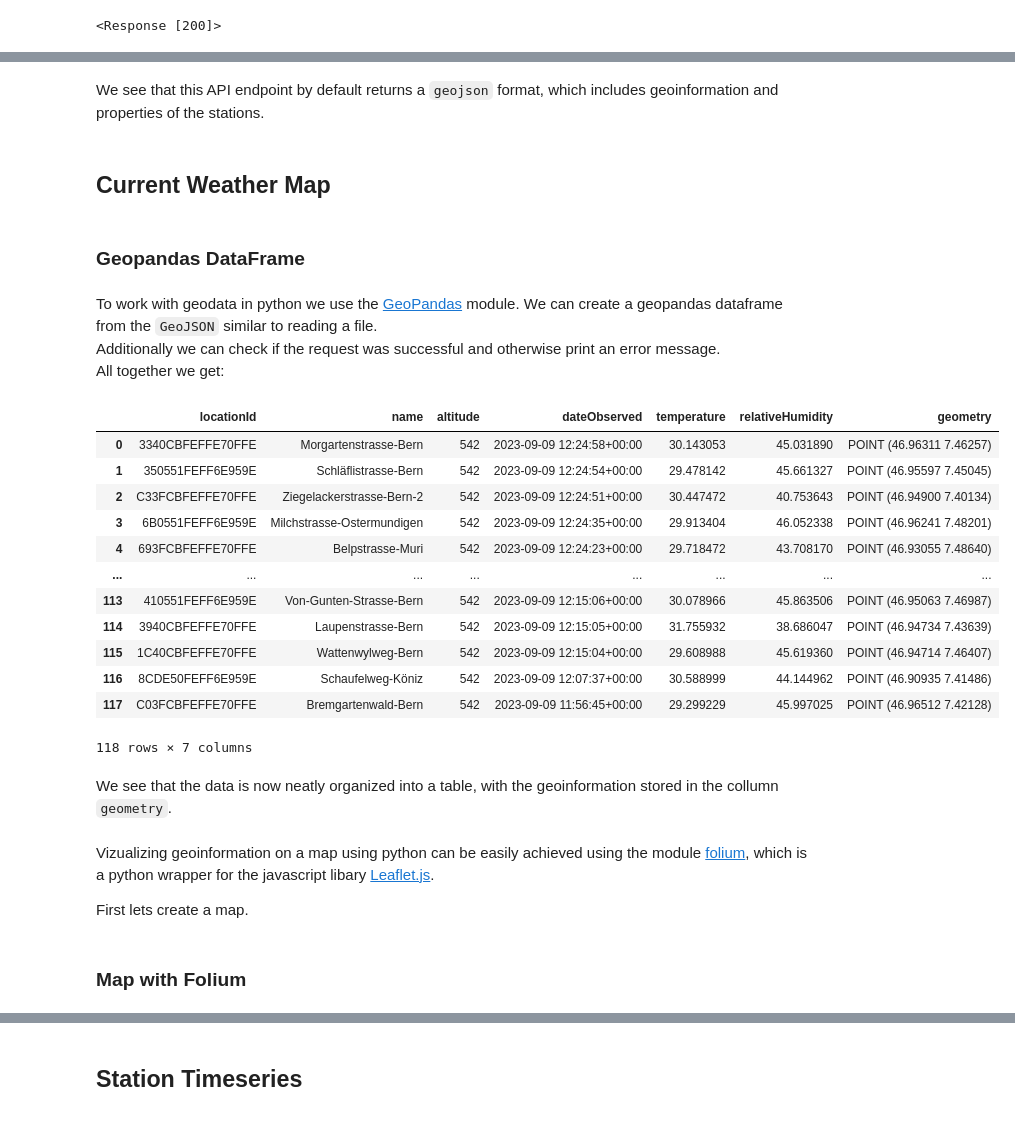
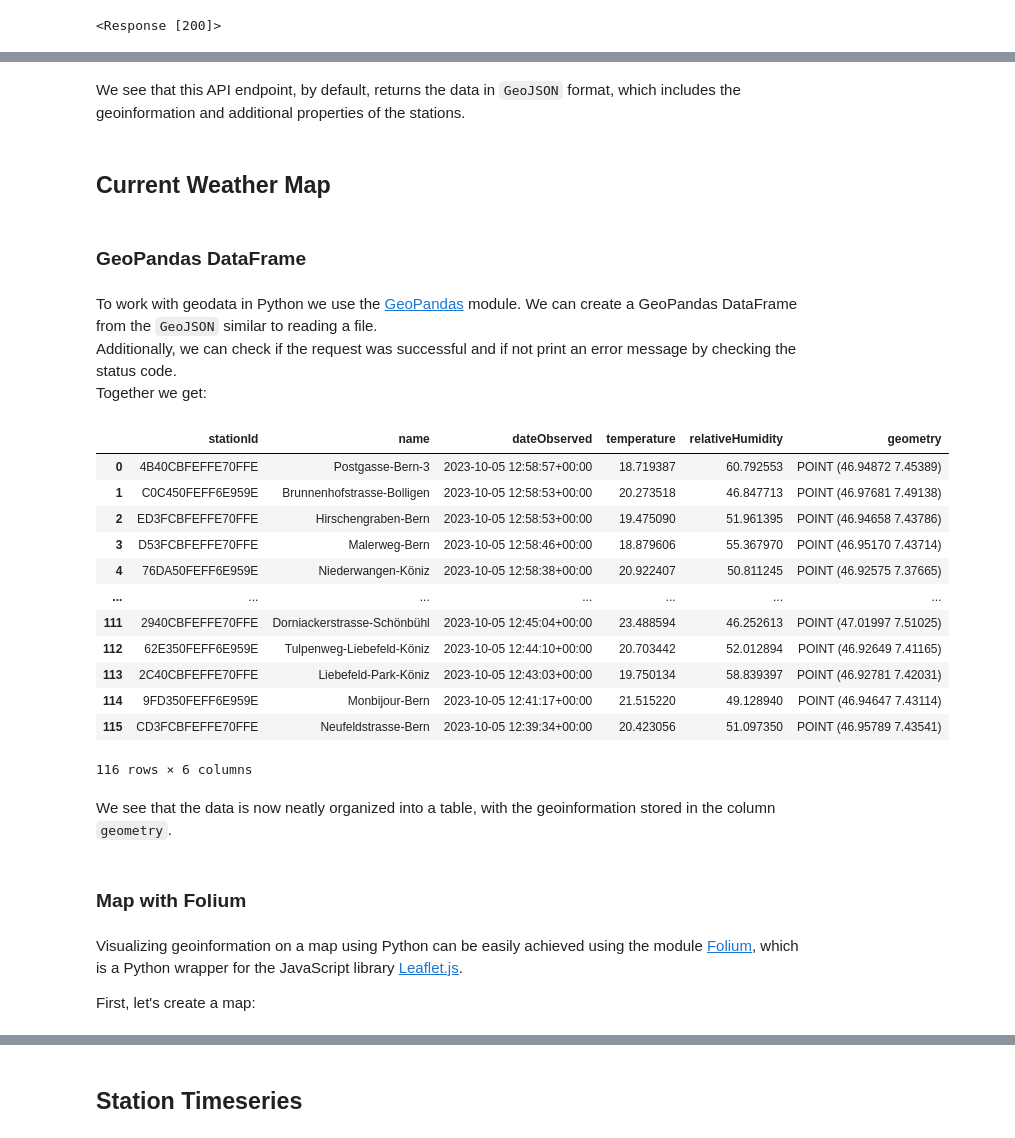
Before and after one commit to JurekMueller/SUH_Bern_API_Doc, a Jupyter notebook: python_examples.ipynb, the cells around one changed output, grey strips where cells are left out. Cells and saved outputs as stored; diff of their text form; code cells hidden in the pictures.

```diff
--- a/python_examples.ipynb
+++ b/python_examples.ipynb
@@ -67,51 +80,51 @@ response.text[0:400]
 # %% [markdown]
-We see that this API endpoint by default returns a ``geojson`` format, which includes geoinformation and properties of the stations.
+We see that this API endpoint, by default, returns the data in ``GeoJSON`` format, which includes the geoinformation and additional properties of the stations.
 # %% [markdown]
 ## Current Weather Map
 # %% [markdown]
-### Geopandas DataFrame
+### GeoPandas DataFrame
 # %% [markdown]
-To work with geodata in python we use the [GeoPandas](https://geopandas.org/en/stable/) module. We can create a geopandas dataframe from the ``GeoJSON`` similar to reading a file.
-Additionally we can check if the request was successful and otherwise print an error message.
-All together we get:
+To work with geodata in Python we use the [GeoPandas](https://geopandas.org/en/stable/) module. We can create a GeoPandas DataFrame from the ``GeoJSON`` similar to reading a file.
+Additionally, we can check if the request was successful and if not print an error message by checking the status code.
+Together we get:
 # %%
 # Define the URL
-url = "https://urban-heat.meteotest.io/api/1.0/stations"
+url = "https://urban-heat.meteotest.ch/api/1.0/stations"
 
 # Make the GET request
 response = requests.get(url)
 
 # Check if the request was successful
 if response.status_code == 200:
-    # Read GeoJSON content directly into geopandas DataFrame
+    # Read GeoJSON content directly into GeoPandas DataFrame
     stations = gpd.read_file(response.text)
 else:
     print(f"Request failed with status code: {response.status_code}")
 
-#display stations DataFrame
+# Display stations DataFrame
 stations
 # %% [output]
-|  | locationId | name | altitude | dateObserved | temperature | relativeHumidity | geometry |
-| 0 | 3340CBFEFFE70FFE | Morgartenstrasse-Bern | 542 | 2023-09-09 12:24:58+00:00 | 30.143053 | 45.031890 | POINT (46.96311 7.46257) |
-| 1 | 350551FEFF6E959E | Schläflistrasse-Bern | 542 | 2023-09-09 12:24:54+00:00 | 29.478142 | 45.661327 | POINT (46.95597 7.45045) |
-| 2 | C33FCBFEFFE70FFE | Ziegelackerstrasse-Bern-2 | 542 | 2023-09-09 12:24:51+00:00 | 30.447472 | 40.753643 | POINT (46.94900 7.40134) |
-| 3 | 6B0551FEFF6E959E | Milchstrasse-Ostermundigen | 542 | 2023-09-09 12:24:35+00:00 | 29.913404 | 46.052338 | POINT (46.96241 7.48201) |
-| 4 | 693FCBFEFFE70FFE | Belpstrasse-Muri | 542 | 2023-09-09 12:24:23+00:00 | 29.718472 | 43.708170 | POINT (46.93055 7.48640) |
-| ... | ... | ... | ... | ... | ... | ... | ... |
-| 113 | 410551FEFF6E959E | Von-Gunten-Strasse-Bern | 542 | 2023-09-09 12:15:06+00:00 | 30.078966 | 45.863506 | POINT (46.95063 7.46987) |
-| 114 | 3940CBFEFFE70FFE | Laupenstrasse-Bern | 542 | 2023-09-09 12:15:05+00:00 | 31.755932 | 38.686047 | POINT (46.94734 7.43639) |
-| 115 | 1C40CBFEFFE70FFE | Wattenwylweg-Bern | 542 | 2023-09-09 12:15:04+00:00 | 29.608988 | 45.619360 | POINT (46.94714 7.46407) |
-| 116 | 8CDE50FEFF6E959E | Schaufelweg-Köniz | 542 | 2023-09-09 12:07:37+00:00 | 30.588999 | 44.144962 | POINT (46.90935 7.41486) |
-| 117 | C03FCBFEFFE70FFE | Bremgartenwald-Bern | 542 | 2023-09-09 11:56:45+00:00 | 29.299229 | 45.997025 | POINT (46.96512 7.42128) |
+|  | stationId | name | dateObserved | temperature | relativeHumidity | geometry |
+| 0 | 4B40CBFEFFE70FFE | Postgasse-Bern-3 | 2023-10-05 12:58:57+00:00 | 18.719387 | 60.792553 | POINT (46.94872 7.45389) |
+| 1 | C0C450FEFF6E959E | Brunnenhofstrasse-Bolligen | 2023-10-05 12:58:53+00:00 | 20.273518 | 46.847713 | POINT (46.97681 7.49138) |
+| 2 | ED3FCBFEFFE70FFE | Hirschengraben-Bern | 2023-10-05 12:58:53+00:00 | 19.475090 | 51.961395 | POINT (46.94658 7.43786) |
+| 3 | D53FCBFEFFE70FFE | Malerweg-Bern | 2023-10-05 12:58:46+00:00 | 18.879606 | 55.367970 | POINT (46.95170 7.43714) |
+| 4 | 76DA50FEFF6E959E | Niederwangen-Köniz | 2023-10-05 12:58:38+00:00 | 20.922407 | 50.811245 | POINT (46.92575 7.37665) |
+| ... | ... | ... | ... | ... | ... | ... |
+| 111 | 2940CBFEFFE70FFE | Dorniackerstrasse-Schönbühl | 2023-10-05 12:45:04+00:00 | 23.488594 | 46.252613 | POINT (47.01997 7.51025) |
+| 112 | 62E350FEFF6E959E | Tulpenweg-Liebefeld-Köniz | 2023-10-05 12:44:10+00:00 | 20.703442 | 52.012894 | POINT (46.92649 7.41165) |
+| 113 | 2C40CBFEFFE70FFE | Liebefeld-Park-Köniz | 2023-10-05 12:43:03+00:00 | 19.750134 | 58.839397 | POINT (46.92781 7.42031) |
+| 114 | 9FD350FEFF6E959E | Monbijour-Bern | 2023-10-05 12:41:17+00:00 | 21.515220 | 49.128940 | POINT (46.94647 7.43114) |
+| 115 | CD3FCBFEFFE70FFE | Neufeldstrasse-Bern | 2023-10-05 12:39:34+00:00 | 20.423056 | 51.097350 | POINT (46.95789 7.43541) |
-118 rows × 7 columns
+116 rows × 6 columns
 # %% [markdown]
-We see that the data is now neatly organized into a table, with the geoinformation stored in the collumn ``geometry``.
+We see that the data is now neatly organized into a table, with the geoinformation stored in the column ``geometry``.
-# %% [markdown]
-Vizualizing geoinformation on a map using python can be easily achieved using the module [folium](https://github.com/python-visualization/folium), which is a python wrapper for the javascript libary [Leaflet.js](https://leafletjs.com/).
-
-First lets create a map.
 # %% [markdown]
 ### Map with Folium
+# %% [markdown]
+Visualizing geoinformation on a map using Python can be easily achieved using the module [Folium](https://github.com/python-visualization/folium), which is a Python wrapper for the JavaScript library [Leaflet.js](https://leafletjs.com/).
+
+First, let's create a map:
 # %%
 # Create a base map
 m = folium.Map(location=[stations.geometry.x.mean(), stations.geometry.y.mean()], zoom_start=13)
```
Also changed, not shown: parts of 27 cells of this notebook, 23 other files.
